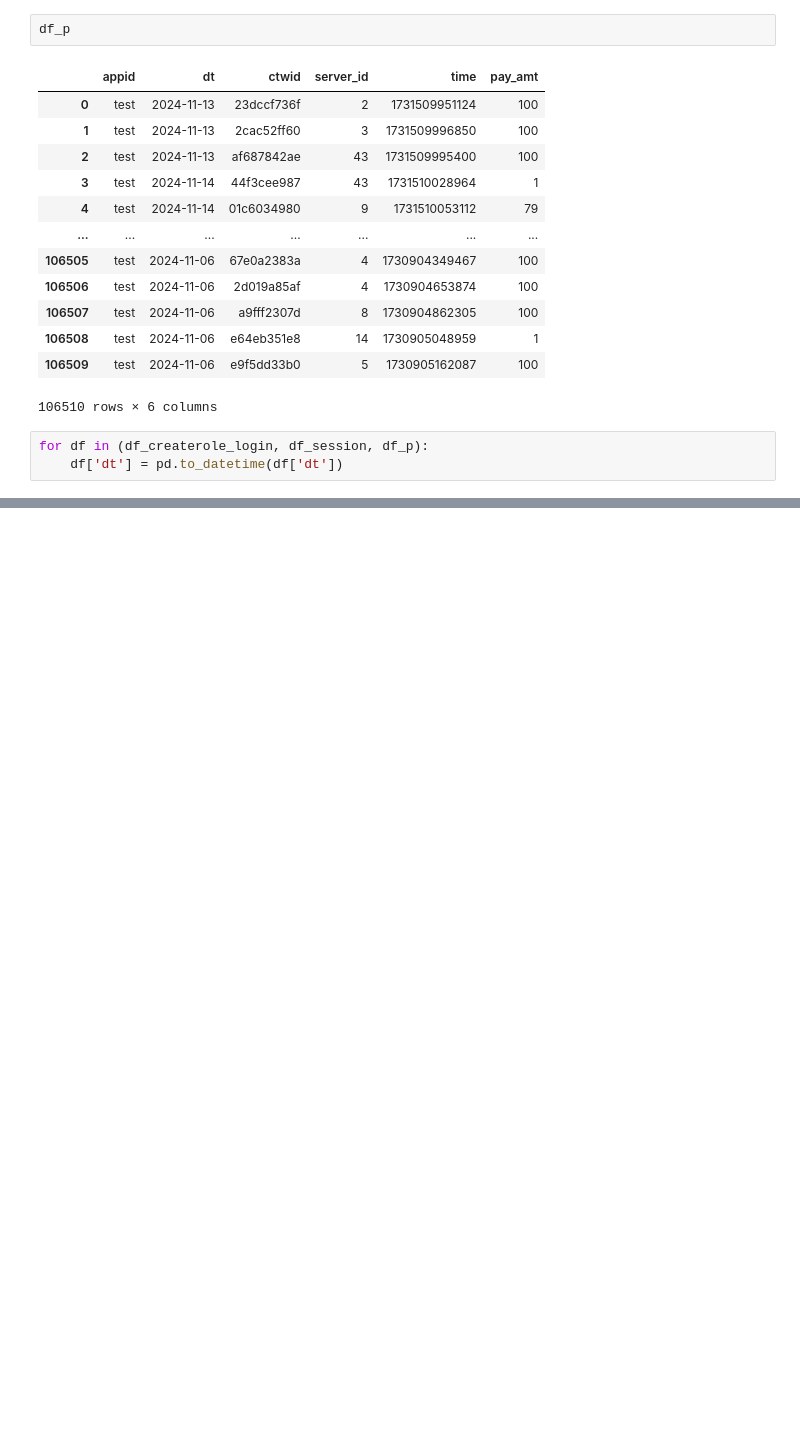
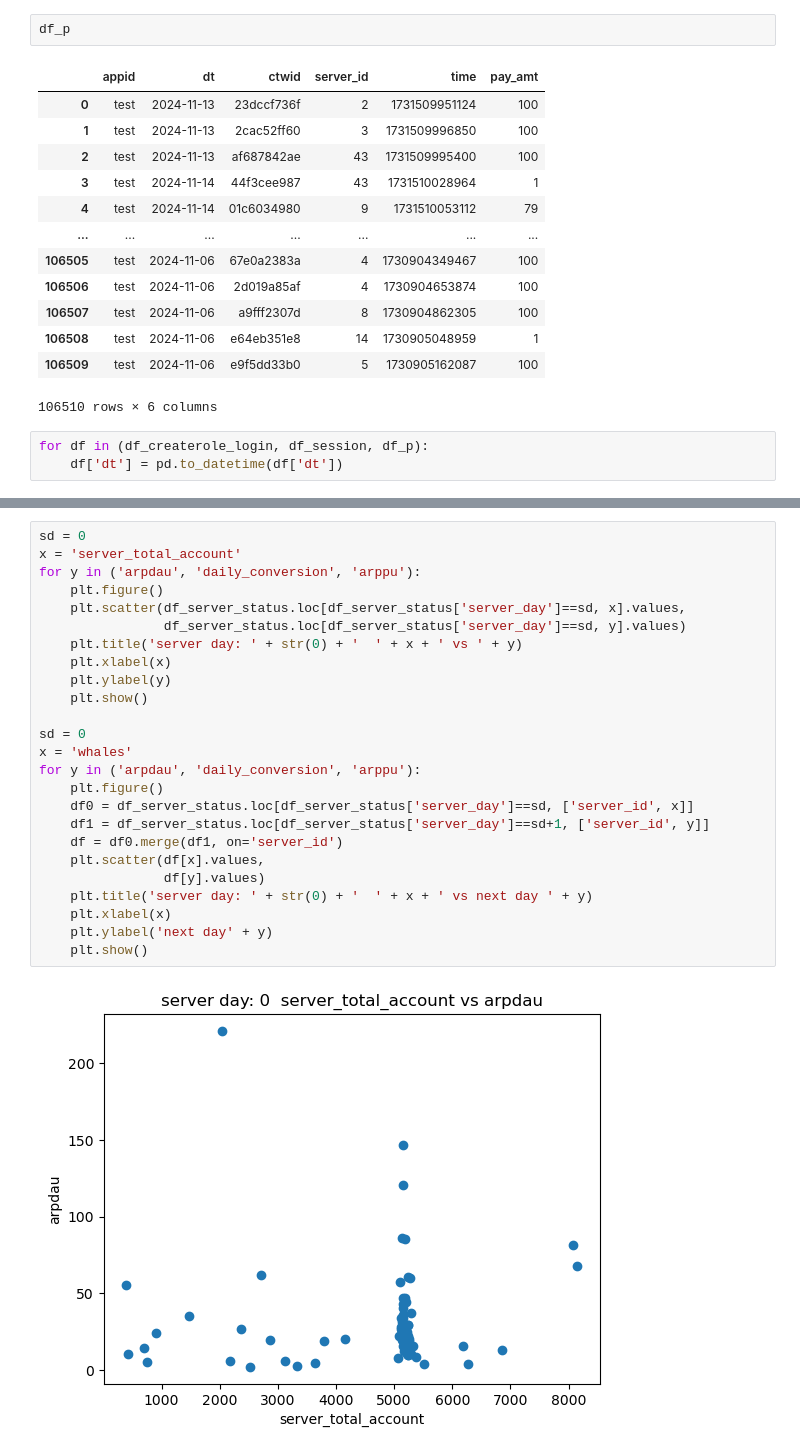
Before and after one commit to Amay3399/G123, a Jupyter notebook: g123_server_analysis.ipynb, the cells around one changed output, grey strips where cells are left out. Cells and saved outputs as stored; diff of their text form; blank space fills up the shorter version.

```diff
--- a/g123_server_analysis.ipynb
+++ b/g123_server_analysis.ipynb
@@ -83,0 +153,27 @@ ValueError: Length of values (679) does not match length of index (153)
+# %%
+sd = 0
+x = 'server_total_account'
+for y in ('arpdau', 'daily_conversion', 'arppu'):
+    plt.figure()
+    plt.scatter(df_server_status.loc[df_server_status['server_day']==sd, x].values,
+                df_server_status.loc[df_server_status['server_day']==sd, y].values)
+    plt.title('server day: ' + str(0) + '  ' + x + ' vs ' + y)
+    plt.xlabel(x)
+    plt.ylabel(y)
+    plt.show()
+
+sd = 0
+x = 'whales'
+for y in ('arpdau', 'daily_conversion', 'arppu'):
+    plt.figure()
+    df0 = df_server_status.loc[df_server_status['server_day']==sd, ['server_id', x]]
+    df1 = df_server_status.loc[df_server_status['server_day']==sd+1, ['server_id', y]]
+    df = df0.merge(df1, on='server_id')
+    plt.scatter(df[x].values,
+                df[y].values)
+    plt.title('server day: ' + str(0) + '  ' + x + ' vs next day ' + y)
+    plt.xlabel(x)
+    plt.ylabel('next day' + y)
+    plt.show()
+# %% [output]
+[figure, added]
```
Also changed, not shown: parts of 6 cells of this notebook.
